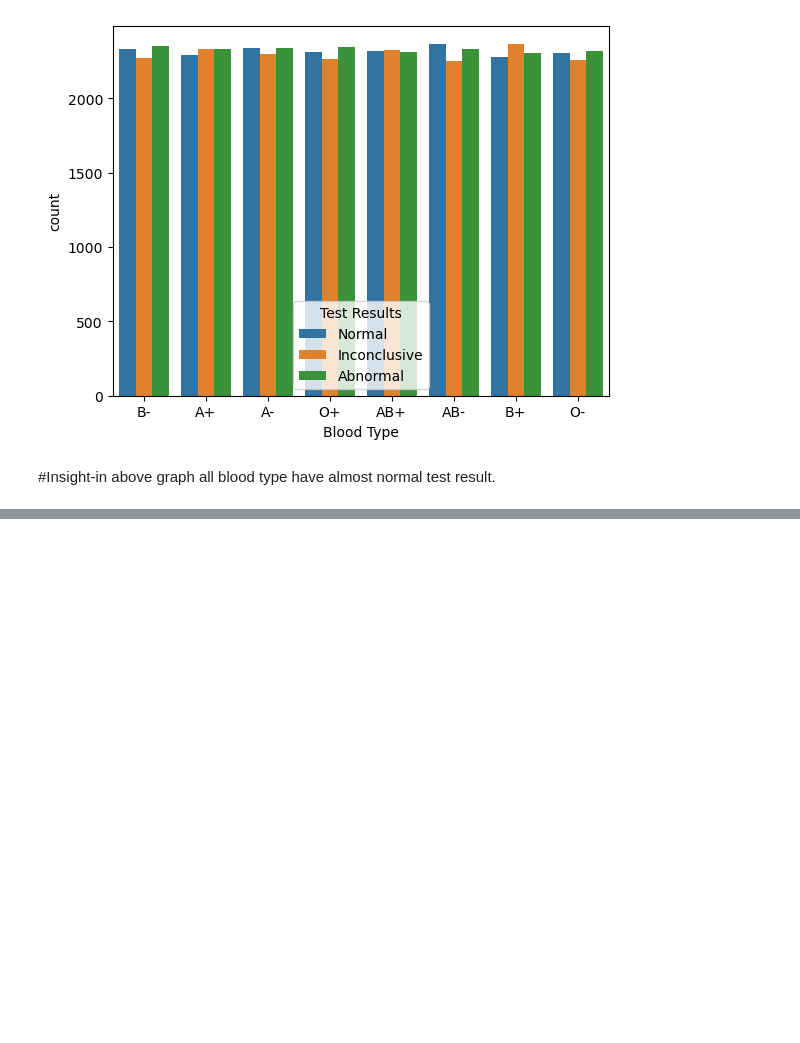
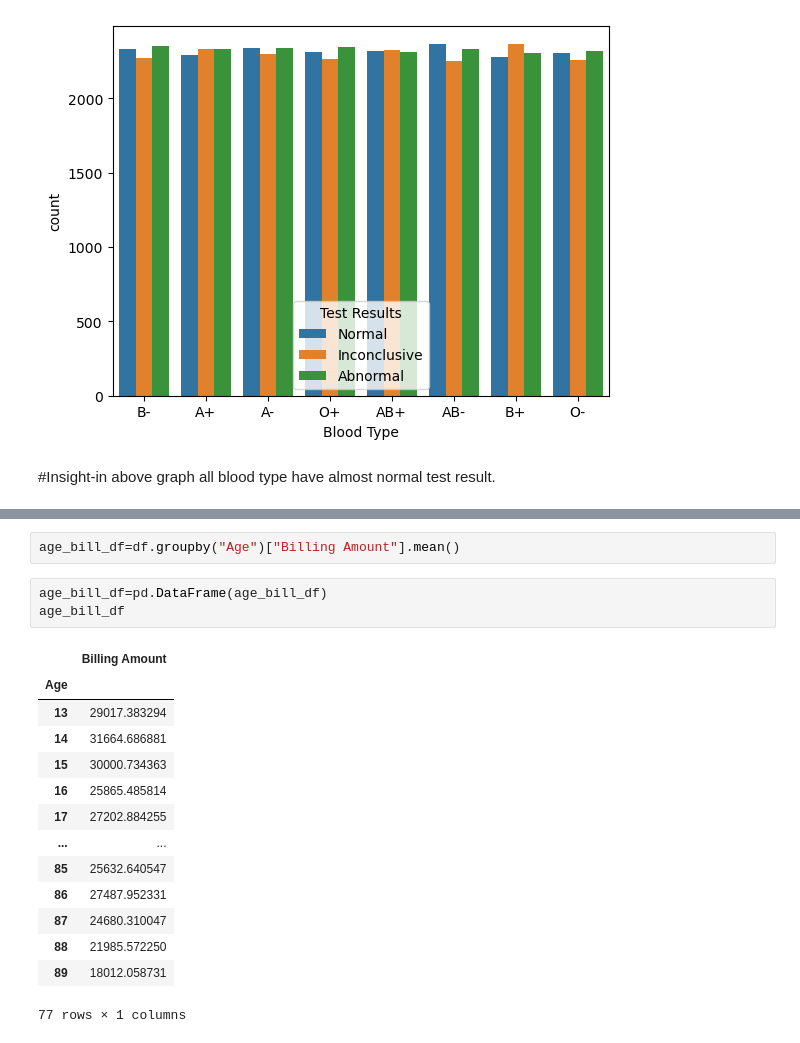
Before and after one commit to ThonteShila/DA-Project-Health_Care-Real-World-Data-, a Jupyter notebook: healtcare.ipynb, the cells around one changed output, grey strips where cells are left out. Cells and saved outputs as stored; diff of their text form; blank space fills up the shorter version.

```diff
--- a/healtcare.ipynb
+++ b/healtcare.ipynb
@@ -443,0 +450,20 @@ sns.countplot(x=df["Blood Type"],hue=df["Test Results"])
+# %%
+age_bill_df=df.groupby("Age")["Billing Amount"].mean()
+# %%
+age_bill_df=pd.DataFrame(age_bill_df)
+age_bill_df
+# %% [output]
+|  | Billing Amount |
+| Age |  |
+| 13 | 29017.383294 |
+| 14 | 31664.686881 |
+| 15 | 30000.734363 |
+| 16 | 25865.485814 |
+| 17 | 27202.884255 |
+| ... | ... |
+| 85 | 25632.640547 |
+| 86 | 27487.952331 |
+| 87 | 24680.310047 |
+| 88 | 21985.572250 |
+| 89 | 18012.058731 |
+77 rows × 1 columns
```
Also changed, not shown: parts of 16 cells of this notebook.
